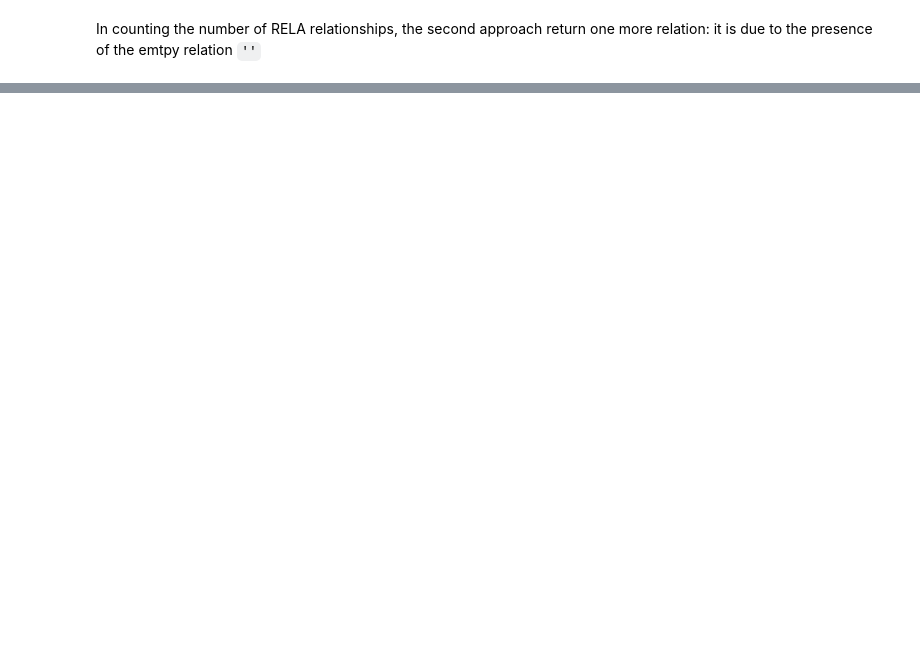
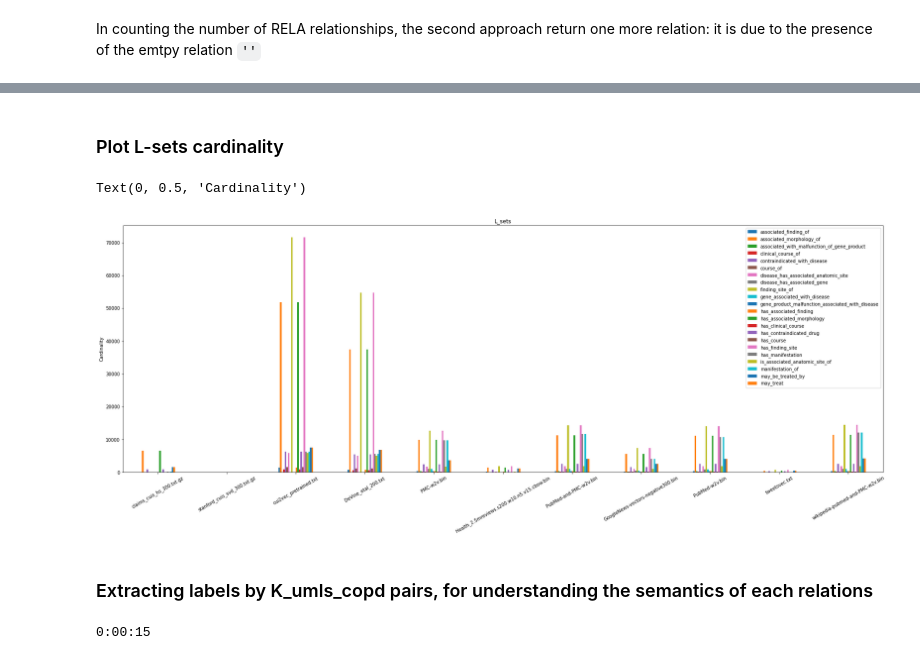
Before and after one commit to SaGiancani/medical-concepts-embeddings, a Jupyter notebook: analogy_pipeline.ipynb, the cells around one changed output, grey strips where cells are left out. Cells and saved outputs as stored; diff of their text form; code cells hidden in the pictures; blank space fills up the shorter version.

```diff
--- a/analogy_pipeline.ipynb
+++ b/analogy_pipeline.ipynb
@@ -218,0 +292,29 @@ len(a)
+# %% [markdown]
+### Plot L-sets cardinality
+# %%
+df_list = {}
+names = embeddings[0][1]+embeddings[1][1]
+
+for rela, i in sets_rels_ordered.items():
+    #print(i[1])
+    if rela == '':
+        break
+    df_list[rela] = i[0][:-1]
+
+
+plotdata = pd.DataFrame(df_list, index = names)
+plotdata.plot(kind="bar")
+
+plt.title("L_sets")
+plt.xticks(rotation = 30)
+plt.ylabel("Cardinality")
+# %% [output]
+Text(0, 0.5, 'Cardinality')
+[figure, added]
+# %% [markdown]
+### Extracting labels by K_umls_copd pairs, for understanding the semantics of each relations
+# %%
+#dict_strings = umls_tables_processing.cui_strings()
+dict_strings = utils.inputs_load('Utilities/dict_conso')
+# %% [output]
+0:00:15
```
Also changed, not shown: parts of 99 cells of this notebook.
